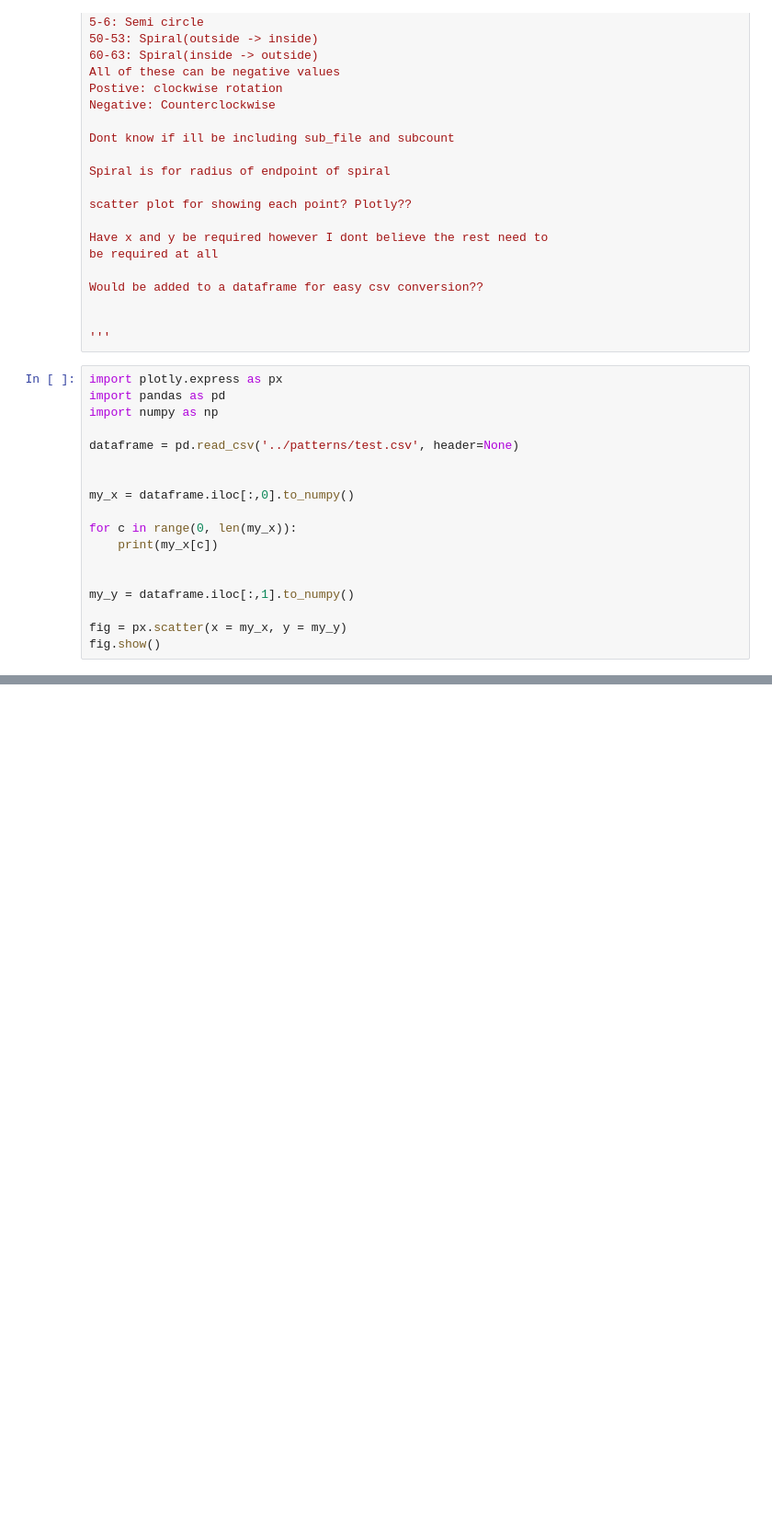
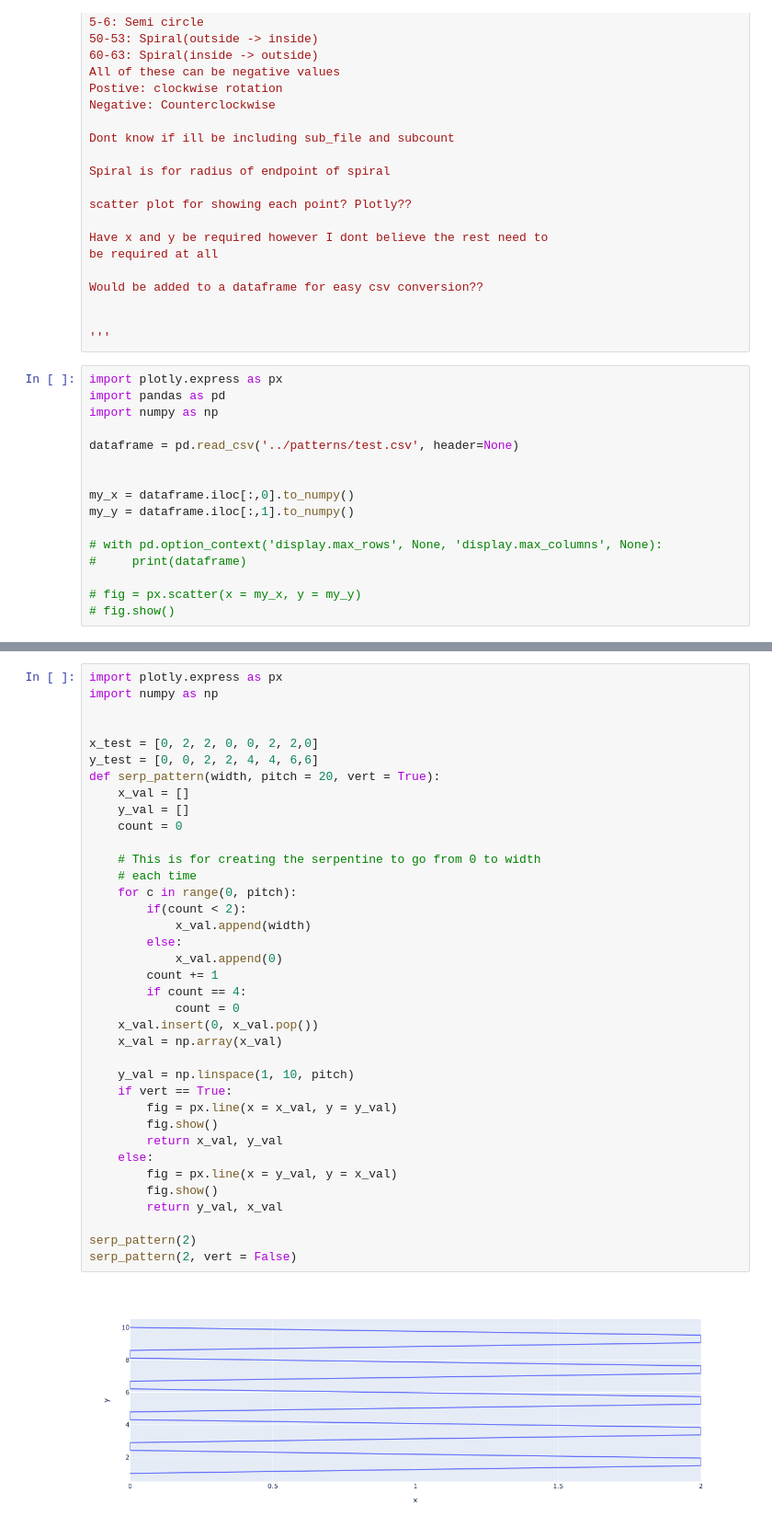
Before and after one commit to Chaking7/recipe_gen, a Jupyter notebook: code/test_recipe.ipynb, the cells around one changed output, grey strips where cells are left out. Shown at 92% size. Cells and saved outputs as stored; diff of their text form; blank space fills up the shorter version.

Commit message:
serpentine version .01

```diff
--- a/code/test_recipe.ipynb
+++ b/code/test_recipe.ipynb
@@ -65,13 +65,11 @@ dataframe = pd.read_csv('../patterns/test.csv', header=None)
 
 
 my_x = dataframe.iloc[:,0].to_numpy()
-
-for c in range(0, len(my_x)):
-    print(my_x[c])
-
-
 my_y = dataframe.iloc[:,1].to_numpy()
 
-fig = px.scatter(x = my_x, y = my_y)
-fig.show()
+# with pd.option_context('display.max_rows', None, 'display.max_columns', None):
+#     print(dataframe)
+
+# fig = px.scatter(x = my_x, y = my_y)
+# fig.show()
 # %% [output]
@@ -96,0 +145,39 @@ fig.show()
+# %%
+import plotly.express as px
+import numpy as np
+
+
+x_test = [0, 2, 2, 0, 0, 2, 2,0]
+y_test = [0, 0, 2, 2, 4, 4, 6,6]
+def serp_pattern(width, pitch = 20, vert = True):
+    x_val = []
+    y_val = []
+    count = 0
+
+    # This is for creating the serpentine to go from 0 to width
+    # each time
+    for c in range(0, pitch):
+        if(count < 2):
+            x_val.append(width)
+        else:
+            x_val.append(0)
+        count += 1
+        if count == 4:
+            count = 0
+    x_val.insert(0, x_val.pop())
+    x_val = np.array(x_val)
+
+    y_val = np.linspace(1, 10, pitch)
+    if vert == True:
+        fig = px.line(x = x_val, y = y_val)
+        fig.show()
+        return x_val, y_val
+    else:
+        fig = px.line(x = y_val, y = x_val)
+        fig.show()
+        return y_val, x_val
+
+serp_pattern(2)
+serp_pattern(2, vert = False)
+# %% [output]
+[figure, added]
```
Also changed, not shown: parts of 3 cells of this notebook.
